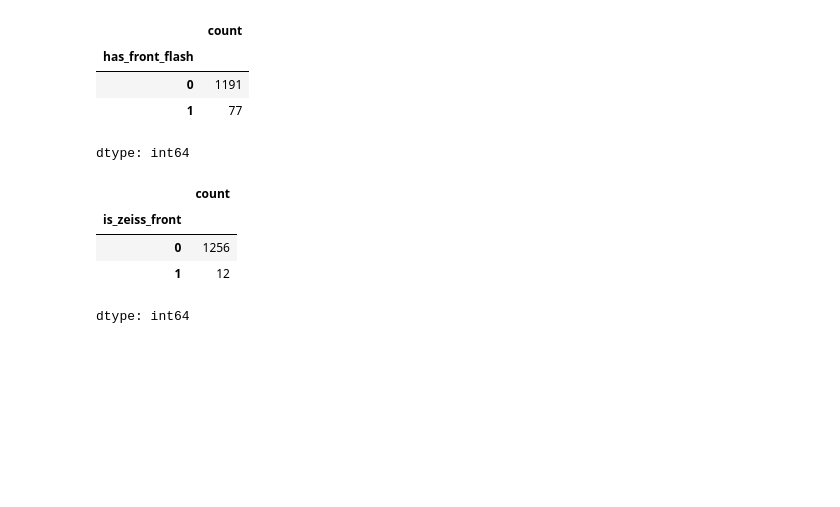
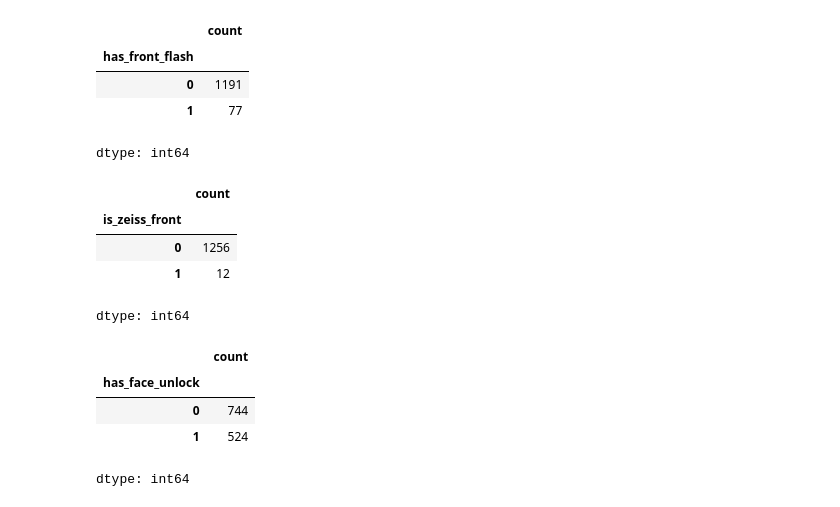
Before and after one commit to rajeshxdatascience/smartphone-recommender-system, a Jupyter notebook: SpecLens_AI_Data_Engineering.ipynb, the cells around one changed output. Saved outputs shown, nothing was run; the diff lists cells and outputs as text; code cells hidden in the pictures; blank space fills up the shorter version.

```diff
--- a/SpecLens_AI_Data_Engineering.ipynb
+++ b/SpecLens_AI_Data_Engineering.ipynb
@@ -4343,3 +4343,13 @@ df['is_zeiss_front'].value_counts()
 | 0 | 1256 |
 | 1 | 12 |
 dtype: int64
+# %%
+df['has_face_unlock'] = df['front_cam_features'].str.contains('Face unlock', case=False, na=False).astype(int)
+# %%
+df['has_face_unlock'].value_counts()
+# %% [output]
+|  | count |
+| has_face_unlock |  |
+| 0 | 744 |
+| 1 | 524 |
+dtype: int64
```
